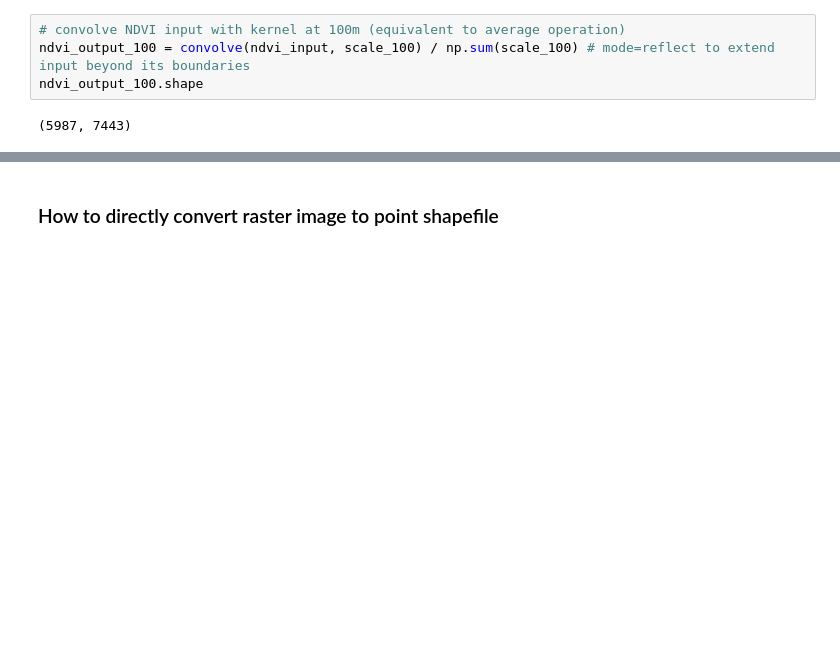
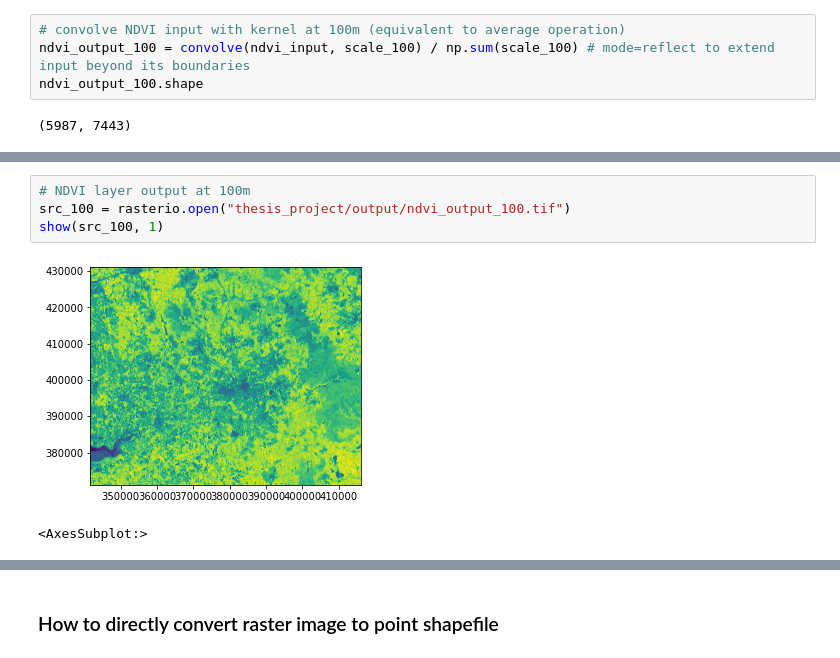
Before and after one commit to alexdelai/NDVI-dimist, a Jupyter notebook: script_greenspace_dataframe.ipynb, the cells around one changed output, grey strips where cells are left out. Cells and saved outputs as stored; diff of their text form; blank space fills up the shorter version.

Commit message:
Generated NDVI layers and random points at different scales

```diff
--- a/script_greenspace_dataframe.ipynb
+++ b/script_greenspace_dataframe.ipynb
@@ -191,0 +124,7 @@ geopandas.geodataframe.GeoDataFrame
+# %%
+# NDVI layer output at 100m
+src_100 = rasterio.open("thesis_project/output/ndvi_output_100.tif")
+show(src_100, 1)
+# %% [output]
+[figure, added]
+<AxesSubplot:>
```
Also changed, not shown: parts of 65 cells of this notebook.
